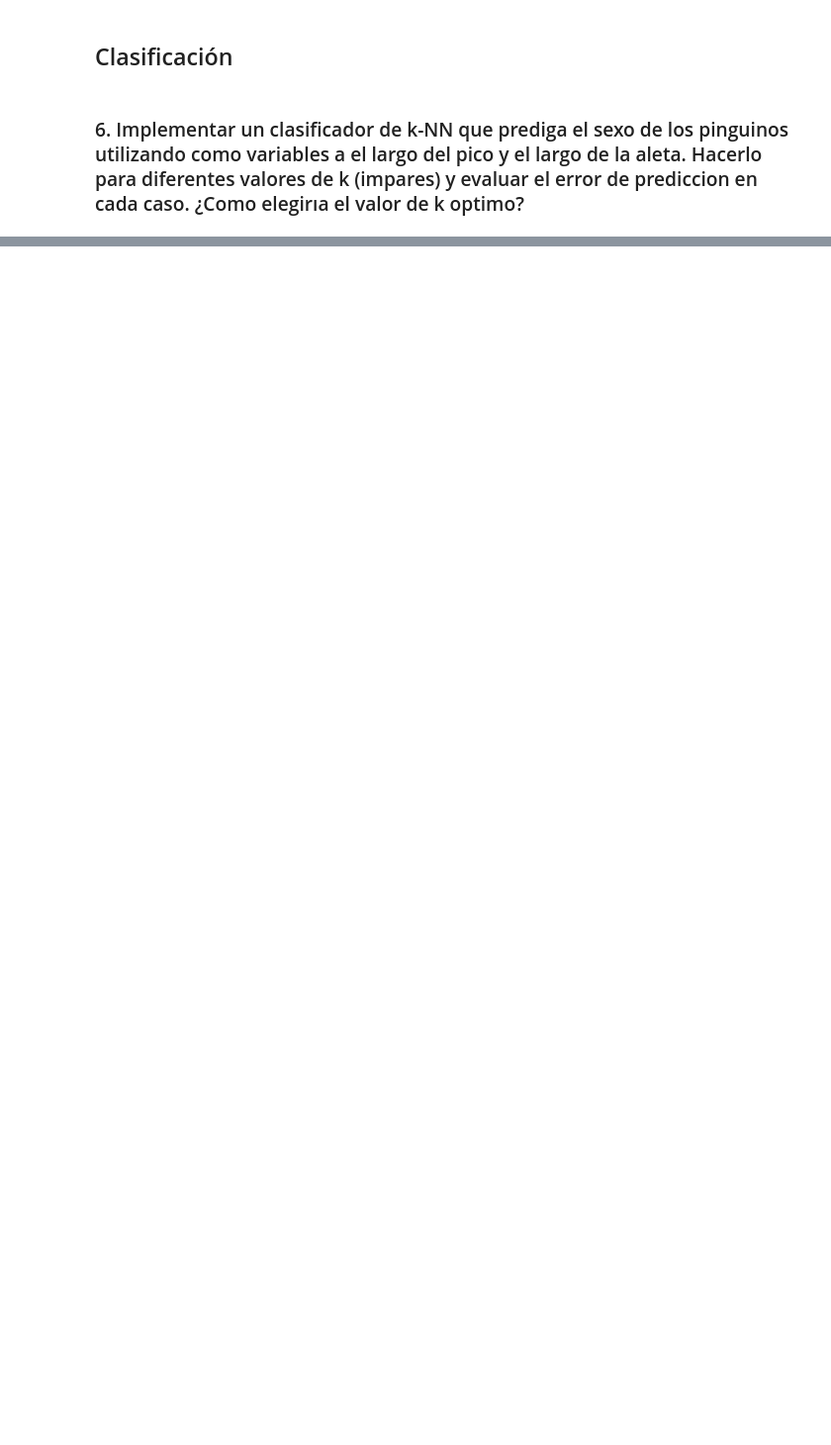
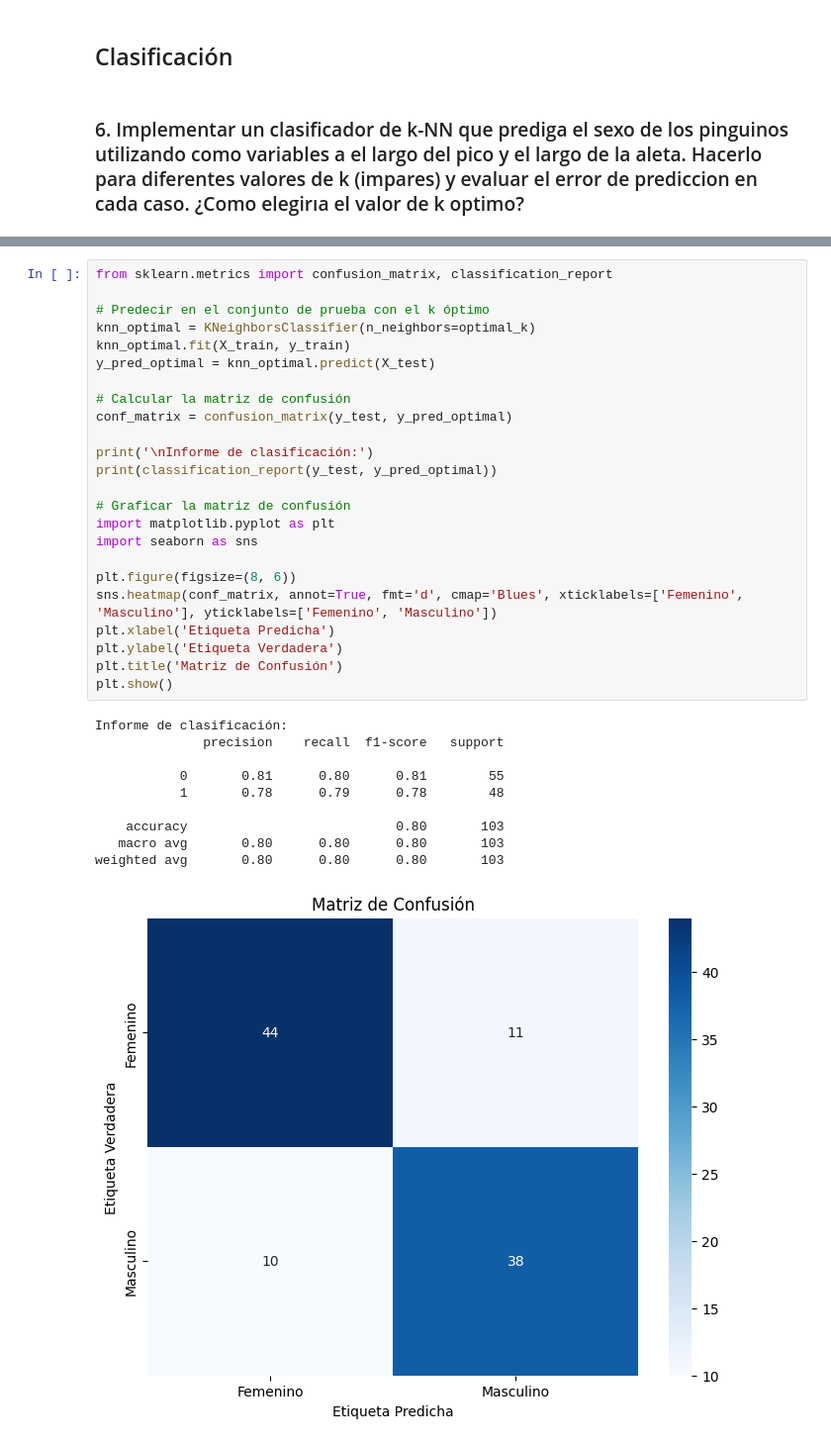
Before and after one commit to Gabrielnm7/Laboratorio-de-Datos1C24, a Jupyter notebook: Practicas/practica7.ipynb, the cells around one changed output, grey strips where cells are left out. Shown at 99% size. Saved outputs shown, nothing was run; the diff lists cells and outputs as text; blank space fills up the shorter version.

```diff
--- a/Practicas/practica7.ipynb
+++ b/Practicas/practica7.ipynb
@@ -345,0 +411,35 @@ plt.show()
+# %%
+from sklearn.metrics import confusion_matrix, classification_report
+
+# Predecir en el conjunto de prueba con el k óptimo
+knn_optimal = KNeighborsClassifier(n_neighbors=optimal_k)
+knn_optimal.fit(X_train, y_train)
+y_pred_optimal = knn_optimal.predict(X_test)
+
+# Calcular la matriz de confusión
+conf_matrix = confusion_matrix(y_test, y_pred_optimal)
+
+print('\nInforme de clasificación:')
+print(classification_report(y_test, y_pred_optimal))
+
+# Graficar la matriz de confusión
+import matplotlib.pyplot as plt
+import seaborn as sns
+
+plt.figure(figsize=(8, 6))
+sns.heatmap(conf_matrix, annot=True, fmt='d', cmap='Blues', xticklabels=['Femenino', 'Masculino'], yticklabels=['Femenino', 'Masculino'])
+plt.xlabel('Etiqueta Predicha')
+plt.ylabel('Etiqueta Verdadera')
+plt.title('Matriz de Confusión')
+plt.show()
+# %% [output]
+Informe de clasificación:
+              precision    recall  f1-score   support
+
+           0       0.81      0.80      0.81        55
+           1       0.78      0.79      0.78        48
+
+    accuracy                           0.80       103
+   macro avg       0.80      0.80      0.80       103
+weighted avg       0.80      0.80      0.80       103
+[figure, added]
```
Also changed, not shown: parts of 14 cells of this notebook, 3 other files.
